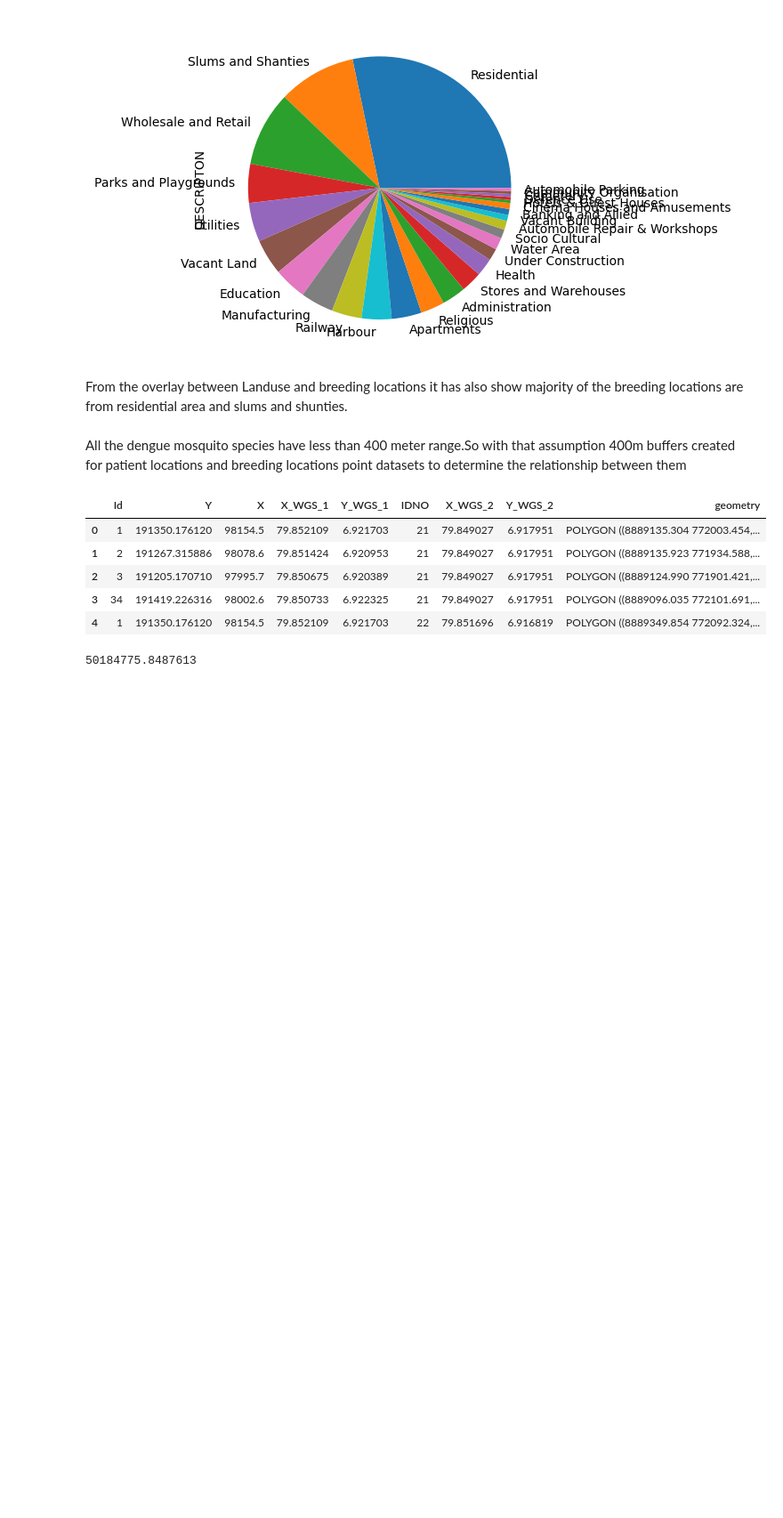
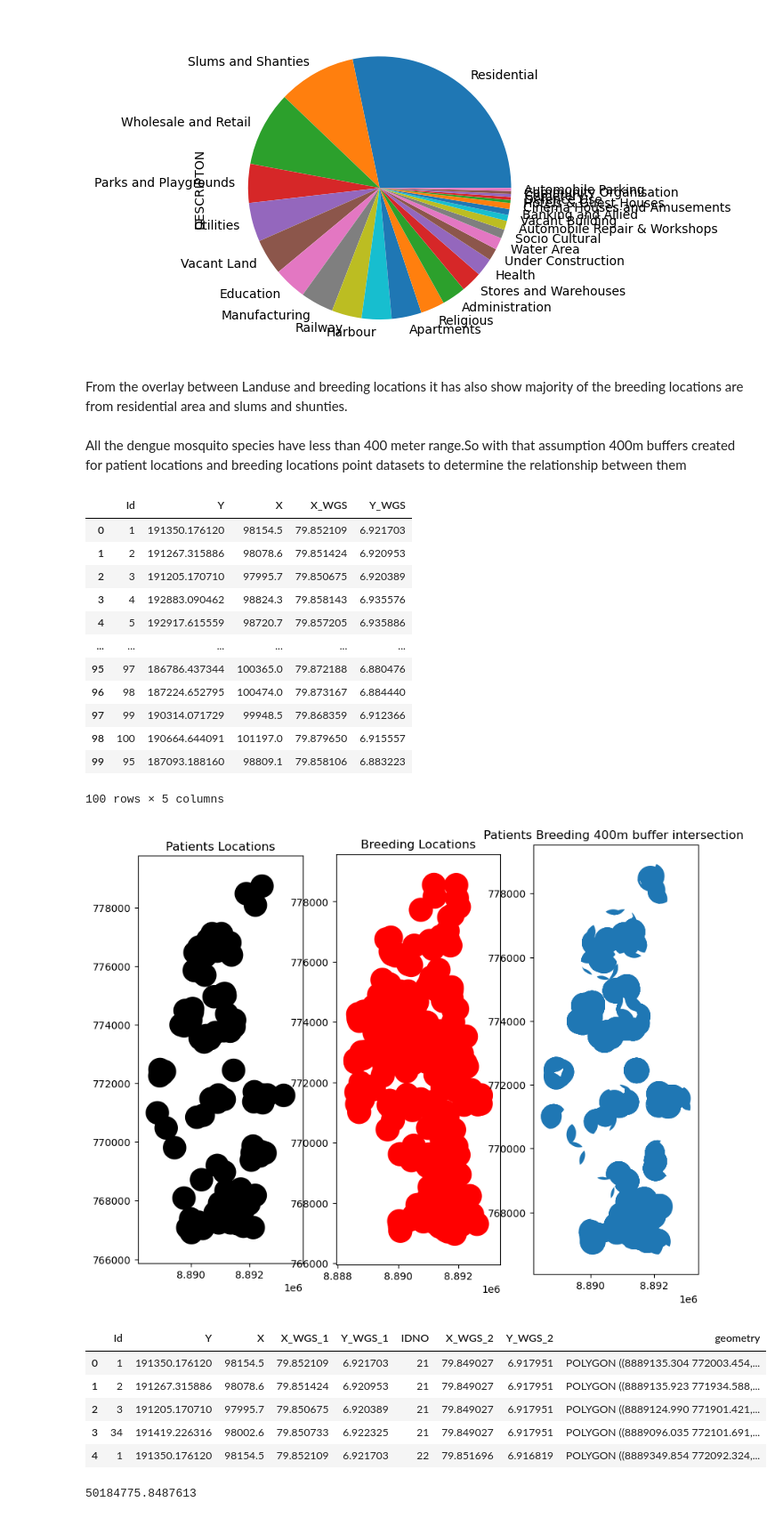
Before and after one commit to manojssu2000/DengueMK, a Jupyter notebook: DengueMK.ipynb, the cells around one changed output. Shown at 89% size. Drawn from its saved outputs; the diff is of its cells as text; code cells hidden in the pictures; blank space fills up the shorter version.

```diff
--- a/DengueMK.ipynb
+++ b/DengueMK.ipynb
@@ -295,6 +306,40 @@ plt.savefig('plot.png')
 From the overlay between Landuse and breeding locations it has also show majority of the breeding locations are from residential area and slums and shunties.
 # %% [markdown]
 All the dengue mosquito species have less than 400 meter range.So with that assumption 400m buffers created for patient locations and breeding locations point datasets to determine the relationship between them
+# %%
+from shapely import geometry
+from geopandas.tools import overlay
+
+breeding_gdf['geometry']=breeding_gdf.geometry.buffer(400)
+patient_gdf['geometry']=patient_gdf.geometry.buffer(400)
+
+patientBreedingIntersectDf=patient_gdf.overlay(breeding_gdf,how="intersection")
+BreedingpatientIntersectDf=breeding_gdf.overlay(patient_gdf,how="intersection")
+fig,(ax1,ax2,ax3)= plt.subplots(1,3,figsize=(10,10))
+patient_gdf.plot(ax=ax1,color='black',markersize=10)
+ax1.set_title('Patients Locations')
+breeding_gdf.plot(ax=ax2,color='red',markersize=10)
+ax2.set_title('Breeding Locations')
+patientBreedingIntersectDf.plot(ax=ax3)
+ax3.set_title('Patients Breeding 400m buffer intersection ')
+
+breeding_gdf.drop(columns=['geometry'])
+patient_gdf.drop(columns=['geometry'])
+# %% [output]
+|  | Id | Y | X | X_WGS | Y_WGS |
+| 0 | 1 | 191350.176120 | 98154.5 | 79.852109 | 6.921703 |
+| 1 | 2 | 191267.315886 | 98078.6 | 79.851424 | 6.920953 |
+| 2 | 3 | 191205.170710 | 97995.7 | 79.850675 | 6.920389 |
+| 3 | 4 | 192883.090462 | 98824.3 | 79.858143 | 6.935576 |
+| 4 | 5 | 192917.615559 | 98720.7 | 79.857205 | 6.935886 |
+| ... | ... | ... | ... | ... | ... |
+| 95 | 97 | 186786.437344 | 100365.0 | 79.872188 | 6.880476 |
+| 96 | 98 | 187224.652795 | 100474.0 | 79.873167 | 6.884440 |
+| 97 | 99 | 190314.071729 | 99948.5 | 79.868359 | 6.912366 |
+| 98 | 100 | 190664.644091 | 101197.0 | 79.879650 | 6.915557 |
+| 99 | 95 | 187093.188160 | 98809.1 | 79.858106 | 6.883223 |
+100 rows × 5 columns
+[figure, added]
 # %%
 
 patientBreedingIntersectDf.head()
```
Also changed, not shown: parts of 1 cell of this notebook, 34 other files.
